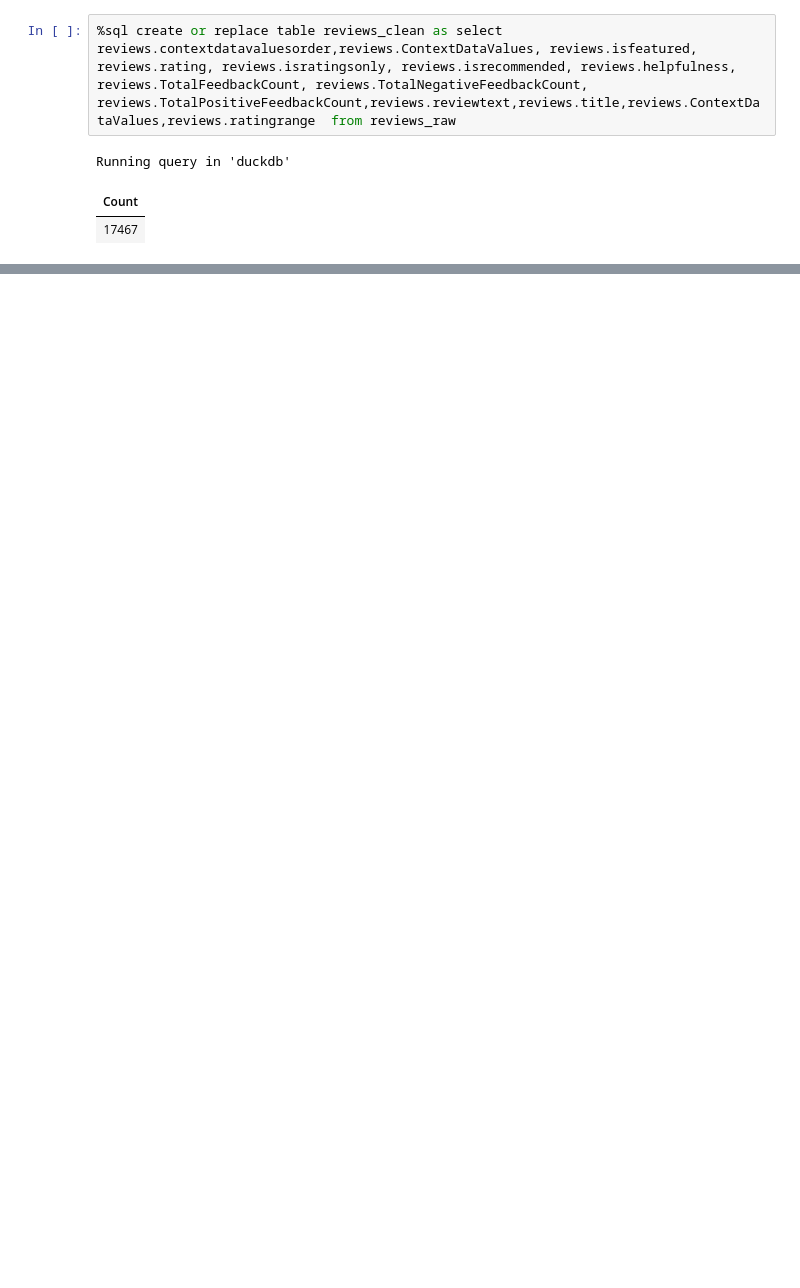
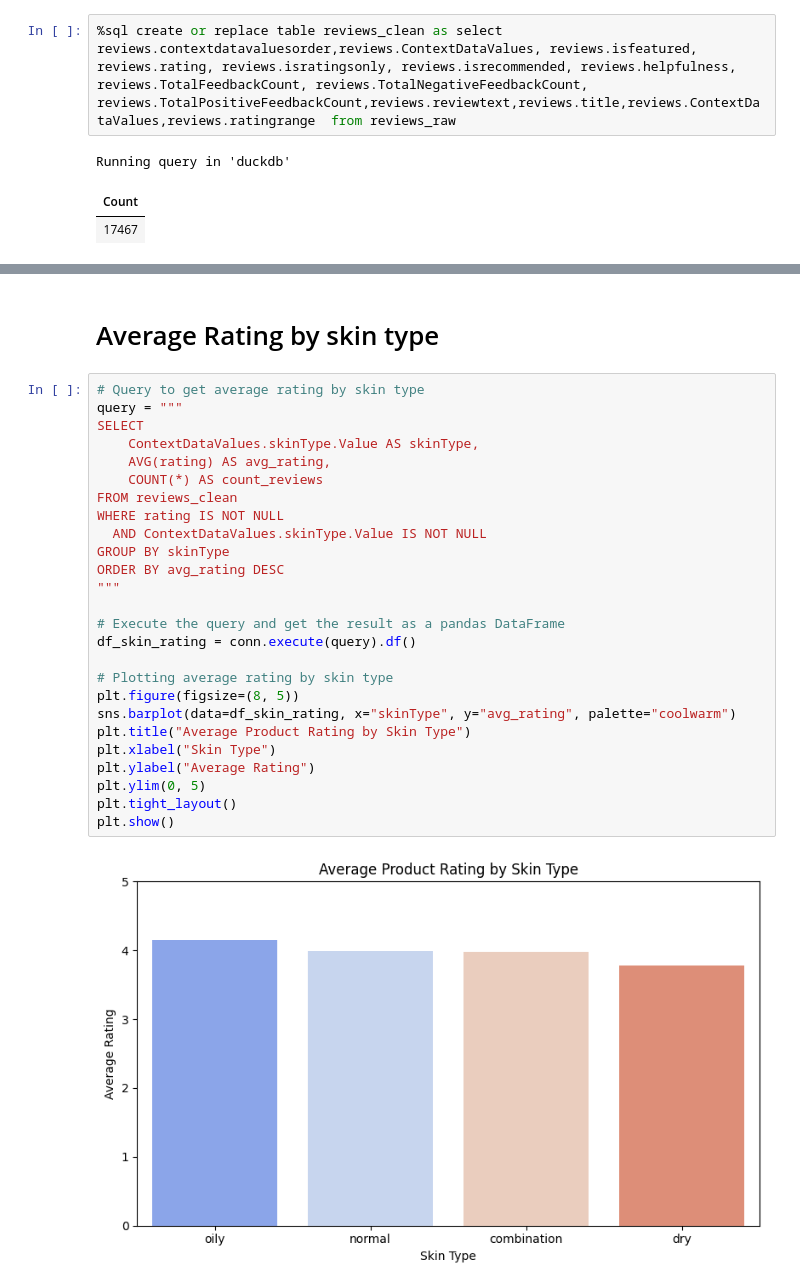
Before and after one commit to caushik1atwit/comp3125-individual-sephora, a Jupyter notebook: code/sephora_analysis/analyze.ipynb, the cells around one changed output, grey strips where cells are left out. Drawn from its saved outputs; the diff is of its cells as text; blank space fills up the shorter version.

```diff
--- a/code/sephora_analysis/analyze.ipynb
+++ b/code/sephora_analysis/analyze.ipynb
@@ -128 +93,31 @@ Passing `palette` without assigning `hue` is deprecated and will be removed in v
 [figure]
+# %% [markdown]
+# Average Rating by skin type
+# %%
+# Query to get average rating by skin type
+query = """
+SELECT
+    ContextDataValues.skinType.Value AS skinType,
+    AVG(rating) AS avg_rating,
+    COUNT(*) AS count_reviews
+FROM reviews_clean
+WHERE rating IS NOT NULL
+  AND ContextDataValues.skinType.Value IS NOT NULL
+GROUP BY skinType
+ORDER BY avg_rating DESC
+"""
+
+# Execute the query and get the result as a pandas DataFrame
+df_skin_rating = conn.execute(query).df()
+
+# Plotting average rating by skin type
+plt.figure(figsize=(8, 5))
+sns.barplot(data=df_skin_rating, x="skinType", y="avg_rating", palette="coolwarm")
+plt.title("Average Product Rating by Skin Type")
+plt.xlabel("Skin Type")
+plt.ylabel("Average Rating")
+plt.ylim(0, 5)
+plt.tight_layout()
+plt.show()
+# %% [output]
+[figure, added]
```
Also changed, not shown: parts of 24 cells of this notebook, 6 other files.
